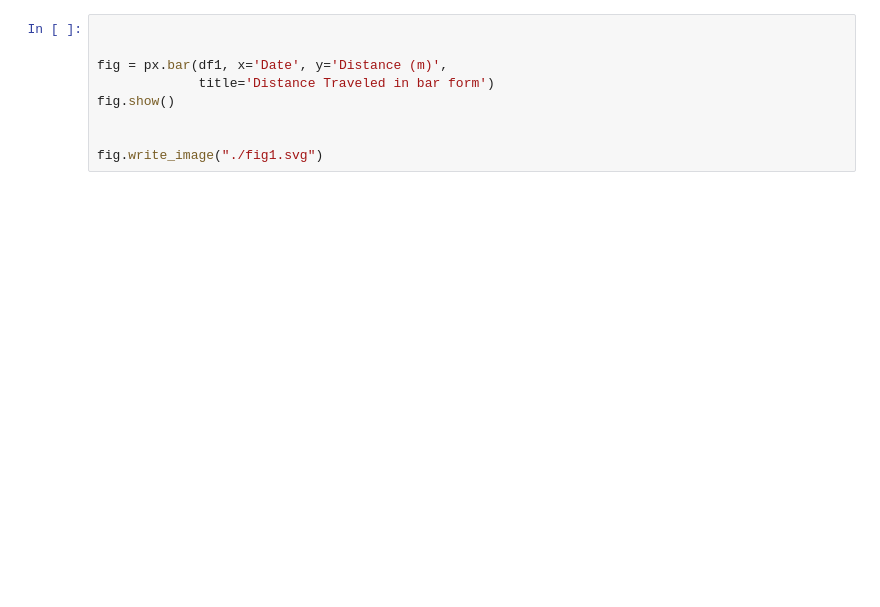
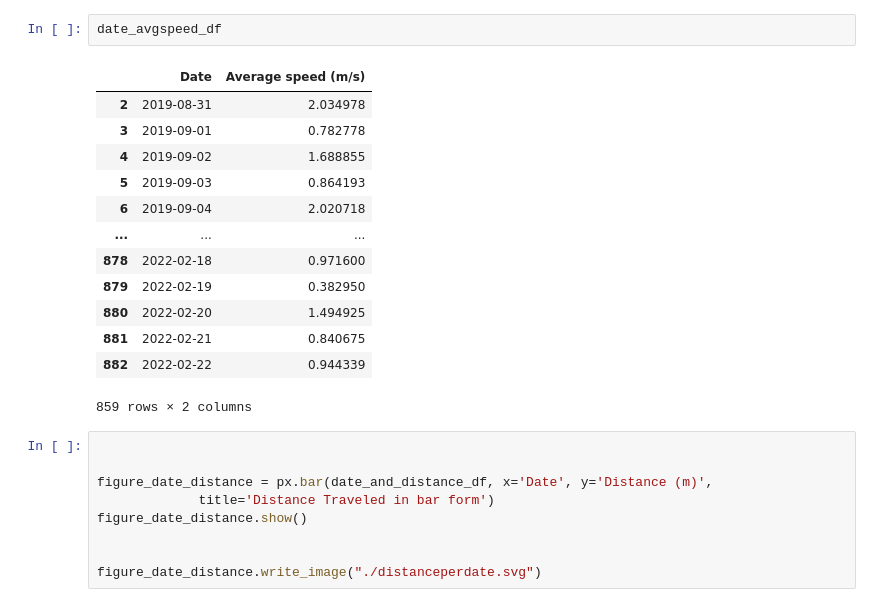
Before and after one commit to hakancangunerli/g-fit-analysis, a Jupyter notebook: figure.ipynb, the cells around one changed output. Saved outputs shown, nothing was run; the diff lists cells and outputs as text; blank space fills up the shorter version.

```diff
--- a/figure.ipynb
+++ b/figure.ipynb
@@ -33,10 +68,26 @@ display(df1)
+# %%
+date_avgspeed_df
+# %% [output]
+|  | Date | Average speed (m/s) |
+| 2 | 2019-08-31 | 2.034978 |
+| 3 | 2019-09-01 | 0.782778 |
+| 4 | 2019-09-02 | 1.688855 |
+| 5 | 2019-09-03 | 0.864193 |
+| 6 | 2019-09-04 | 2.020718 |
+| ... | ... | ... |
+| 878 | 2022-02-18 | 0.971600 |
+| 879 | 2022-02-19 | 0.382950 |
+| 880 | 2022-02-20 | 1.494925 |
+| 881 | 2022-02-21 | 0.840675 |
+| 882 | 2022-02-22 | 0.944339 |
+859 rows × 2 columns
 # %%
 
 
-fig = px.bar(df1, x='Date', y='Distance (m)',
+figure_date_distance = px.bar(date_and_distance_df, x='Date', y='Distance (m)',
              title='Distance Traveled in bar form')
-fig.show()
+figure_date_distance.show()
 
 
-fig.write_image("./fig1.svg")
+figure_date_distance.write_image("./distanceperdate.svg")
 # %% [markdown]
```
Also changed, not shown: parts of 12 cells of this notebook, 8 other files.
